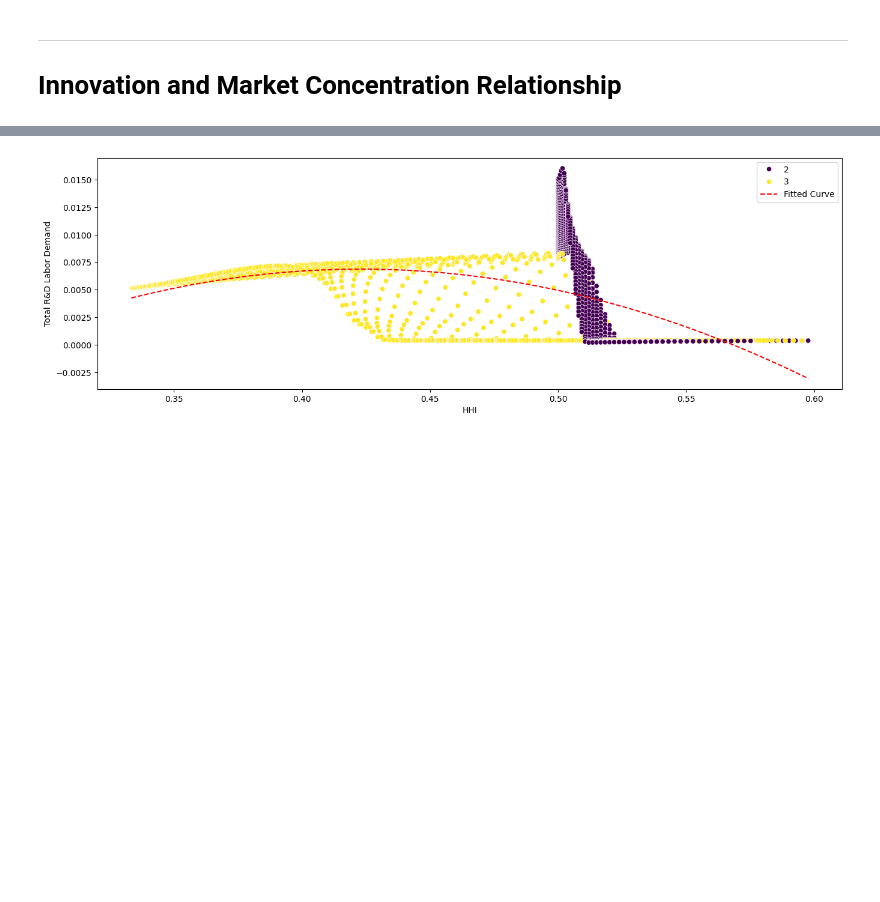
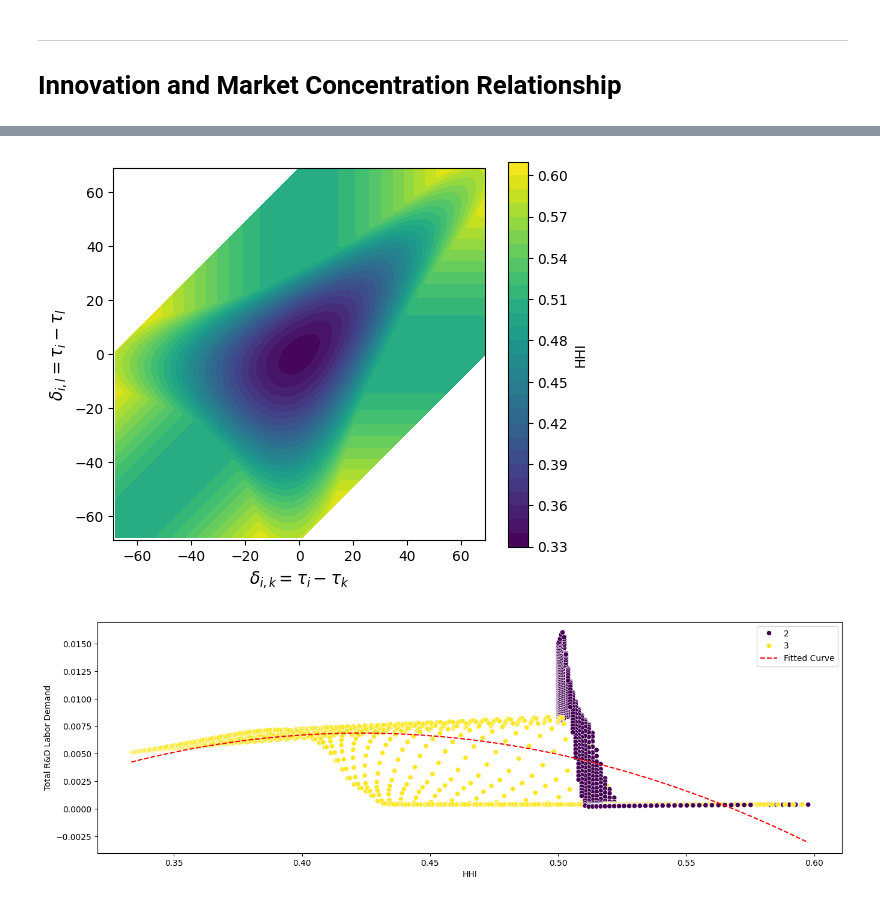
Before and after one commit to sadraheydari/SchumpeterCournotGE, a Jupyter notebook: experiments/3-firm-policy.ipynb, the cells around one changed output, grey strips where cells are left out. Cells and saved outputs as stored; diff of their text form; code cells hidden in the pictures; blank space fills up the shorter version.

```diff
--- a/experiments/3-firm-policy.ipynb
+++ b/experiments/3-firm-policy.ipynb
@@ -789,3 +862,22 @@ df
+# %%
+hhi_grid = np.full((len(d_states), len(d_states)), np.nan)
+for i in range(len(d_states)):
+    for j in range(len(d_states)):
+        delta_ik = X[i, j]
+        delta_il = Y[i, j]
+        if np.isnan(p_grid[i, j]):
+            continue
+        hhi_grid[i, j] = HHI([0, -delta_ik, -delta_il])
+
+plt.figure(figsize=(6,5))
+plt.gca().set_aspect('equal', adjustable='box')
+plt.contourf(X, Y, hhi_grid, levels=30, cmap='viridis')
+plt.colorbar(label='HHI')
+plt.xlabel(r'$\delta_{i,k} = \tau_i - \tau_k$', fontsize=12)
+plt.ylabel(r'$\delta_{i,l} = \tau_i - \tau_l$', fontsize=12)
+plt.savefig("../output/3-firm/python_plot/hhi_by_relative_state_diagonal_n3.png", bbox_inches='tight', dpi=400)
+# %% [output]
+[figure, added]
 # %%
 plt.figure(figsize=(16,5))
 sns.scatterplot(data=df,  x='hhi', y='total_labor_demand', hue='n_active', palette='viridis')
```
Also changed, not shown: parts of 5 cells of this notebook.
